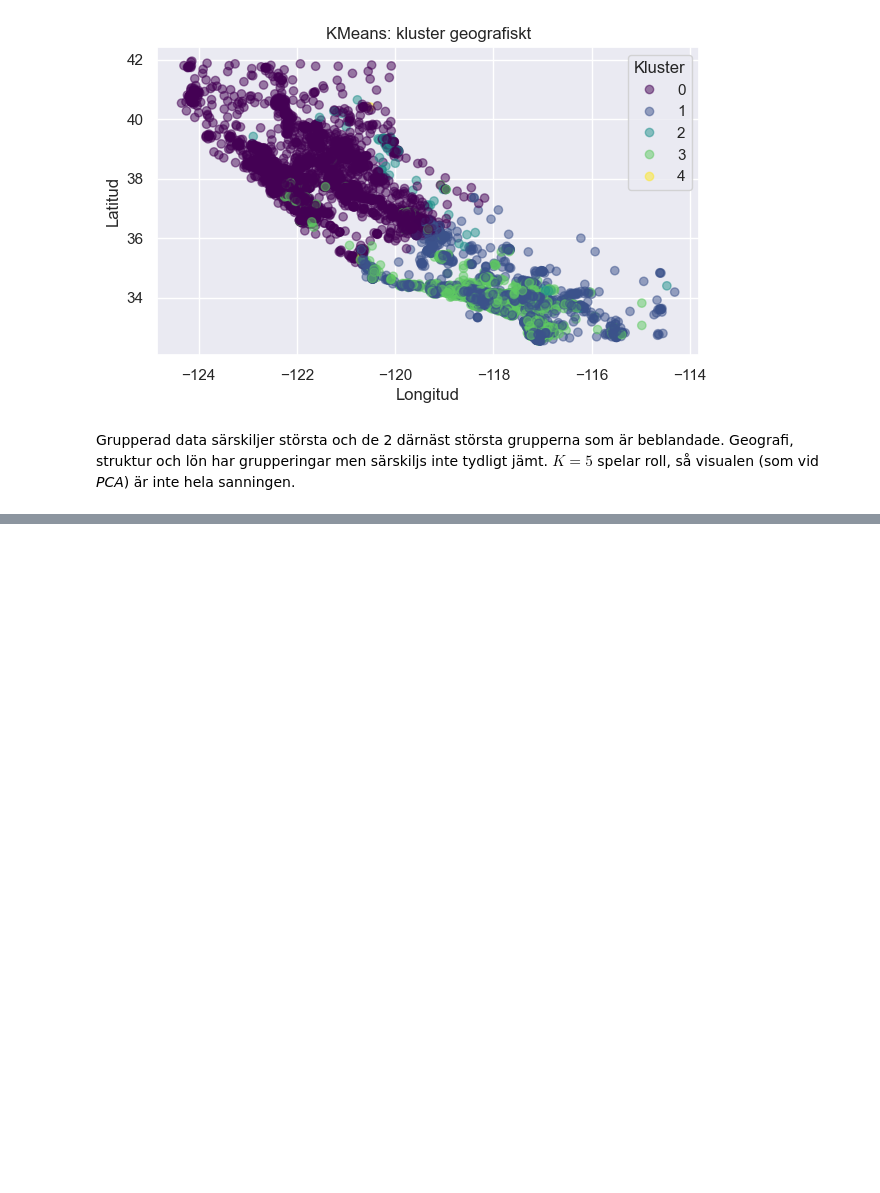
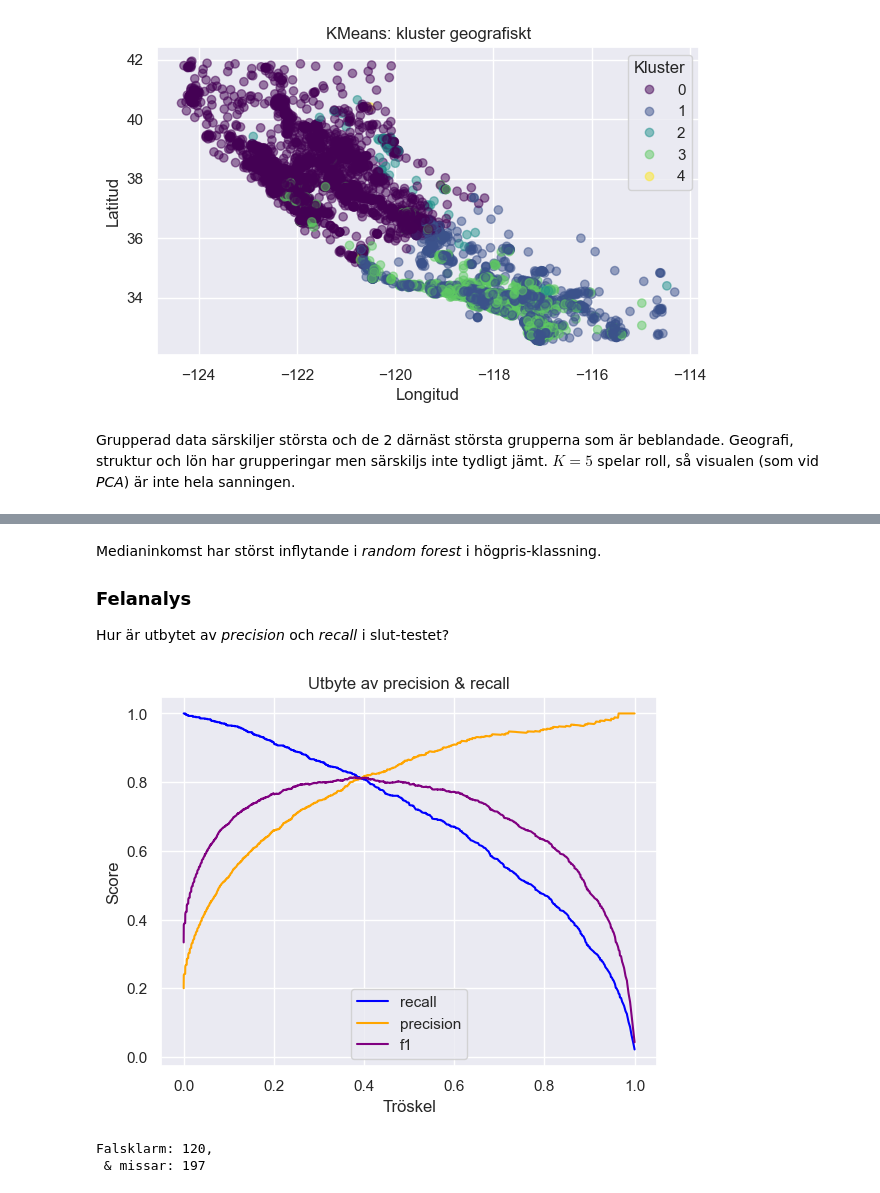
Before and after one commit to MaWe96/California-Housing-ML, a Jupyter notebook: notebook.ipynb, the cells around one changed output, grey strips where cells are left out. Saved outputs shown, nothing was run; the diff lists cells and outputs as text; code cells hidden in the pictures; blank space fills up the shorter version.

```diff
--- a/notebook.ipynb
+++ b/notebook.ipynb
@@ -721,0 +770,27 @@ $5$ klusterna särskiljs mestadels i geografi, ekonomi & husstruktur. Möjlighet
+# %% [markdown]
+Medianinkomst har störst inflytande i *random forest* i högpris-klassning.
+
+### Felanalys
+
+Hur är utbytet av *precision* och *recall* i slut-testet?
+# %%
+precision, recall, thr = precision_recall_curve(y_test, y_proba)
+f1_thr = 2 * (precision[:-1] * recall[:-1]) / (precision[:-1] + recall[:-1] + 1e-12)
+
+plt.figure()
+plt.plot(thr, recall[:-1],c="blue",label="recall")
+plt.plot(thr, precision[:-1],c="orange",label="precision")
+plt.plot(thr, f1_thr,c="purple",label="f1")
+plt.title("Utbyte av precision & recall")
+plt.ylabel("Score")
+plt.xlabel("Tröskel")
+plt.legend(loc="lower center")
+plt.grid(True)
+plt.show()
+
+# falsklarm och missar
+print(f"\nFalsklarm: {fp2},\n & missar: {fn2}")
+# %% [output]
+[figure, added]
+Falsklarm: 120,
+ & missar: 197
```
Also changed, not shown: parts of 10 cells of this notebook, 1 other file.
